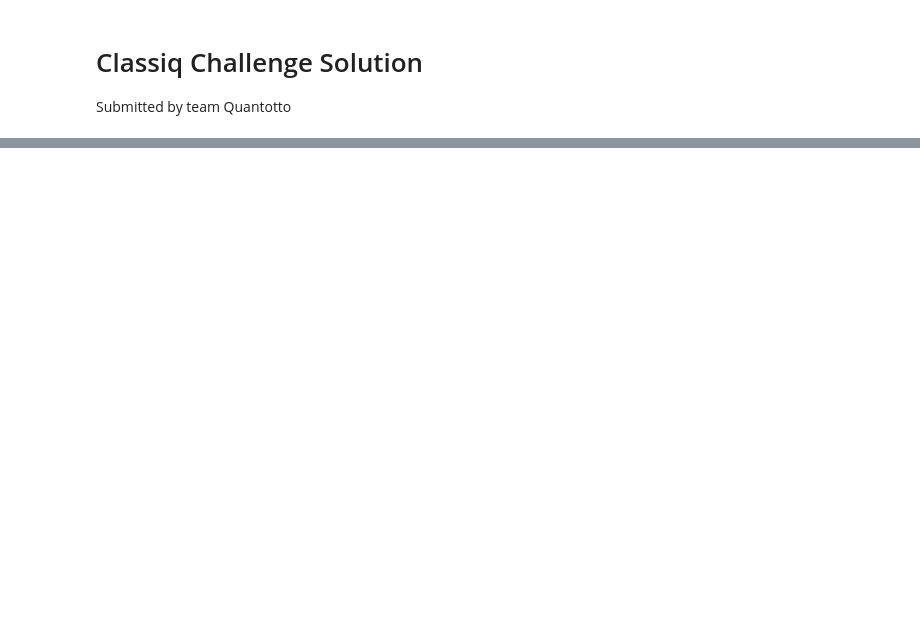
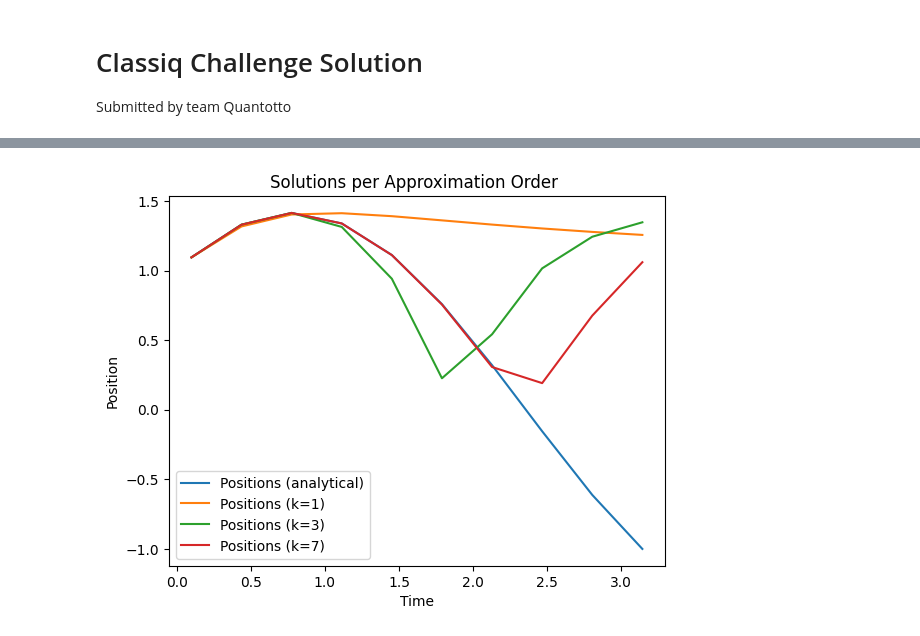
Before and after one commit to quantotto/Q-SITE-Classiq-Open-Challenge, a Jupyter notebook: harmonic_oscillator_diffeq.ipynb, the cells around one changed output, grey strips where cells are left out. Drawn from its saved outputs; the diff is of its cells as text; code cells hidden in the pictures; blank space fills up the shorter version.

```diff
--- a/harmonic_oscillator_diffeq.ipynb
+++ b/harmonic_oscillator_diffeq.ipynb
@@ -95,0 +152,14 @@ def main(
+# %%
+@qfunc
+def main(
+    phi: Output[QBit],
+    approximator: Output[QNum],
+    ancilla: Output[QBit]
+):
+    allocate(1, phi)
+    allocate(int(np.log2(k+1)), approximator)
+    allocate(1, ancilla)
+    within_apply(
+        within=lambda: encode(V, Vs1, ancilla, approximator, phi),
+        apply=lambda: approximate(A, normalized_y0, approximator, phi)
+    )
@@ -150,8 +223,0 @@ def calculate_energies(t) -> tuple[float, float, float]:
-# %%
-t_axis = np.linspace(0.1, 1.0, 10)
-ks, ps, pas = [], [], []
-for t in t_axis:
-    kinetic, potential, potential_analytical = calculate_energies(t)
-    ks.append(kinetic)
-    ps.append(potential)
-    pas.append(potential_analytical)
@@ -207,0 +232,22 @@ print(complex(res.result()[0].value.state_vector["1"]) * norm([1.0, 1.0]))
+# %%
+
+t_axis = np.linspace(0.1, np.pi, 10)
+analytical_positions = [analytical_solution(y0, t) for t in t_axis]
+fig, ax = plt.subplots()
+ax.plot(t_axis, analytical_positions, label="Positions (analytical)")
+
+approximation_orders = (1, 3, 7)
+for approx_order in approximation_orders:
+    k = approx_order
+    total_qubits = int(np.log2(k+1)) + 2
+    positions = [solve(t)[0] for t in t_axis]
+    ax.plot(t_axis, positions, label=f"Positions (k={k})")
+
+ax.set_xlabel("Time")
+ax.set_ylabel("Position")
+ax.legend()
+
+ax.set_title(f"Solutions per Approximation Order ")
+plt.show()
+# %% [output]
+[figure, added]
```
Also changed, not shown: parts of 33 cells of this notebook, 16 other files.
